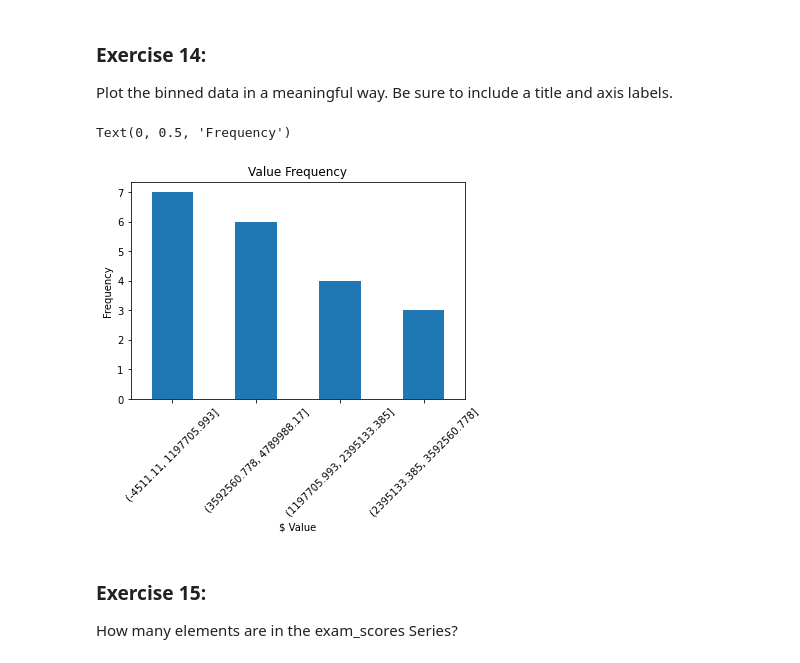
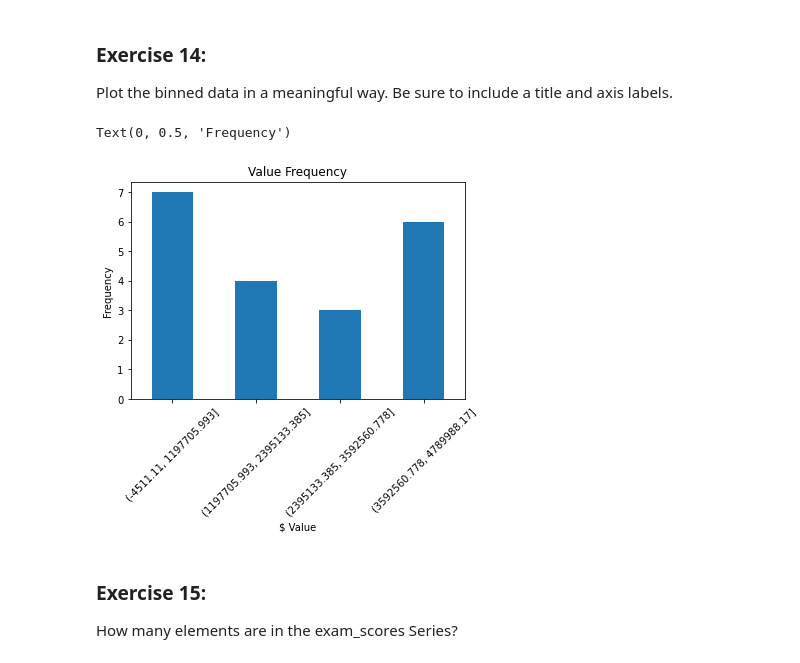
Before and after one commit to kevin-mal-smith/numpy-pandas-visualization-exercises, a Jupyter notebook: pandas_series.ipynb, the cells around one changed output. Cells and saved outputs as stored; diff of their text form; code cells hidden in the pictures.

```diff
--- a/pandas_series.ipynb
+++ b/pandas_series.ipynb
@@ -329,7 +329,7 @@ len(numbers)
 ### Exercise 9:
 Perform the necessary manipulations by accessing Series attributes and methods to convert the numbers Series to a numeric data type.
 # %%
-num_float = pd.Series(numbers.str.replace('$','').str.replace(',','').astype(float))
+num_float = pd.Series(numbers.str.strip('$').str.replace(',','').astype(float))
 num_float
 # %% [output]
 0      796459.41
@@ -388,14 +388,14 @@ dtype: int64
 Plot the binned data in a meaningful way. Be sure to include a title and axis labels.
 # %%
 import matplotlib.pyplot as plt
-pd.cut(num_float,4).value_counts().plot.bar()
+pd.cut(num_float,4).value_counts(sort = False).plot.bar()
 plt.title('Value Frequency')
 plt.xticks(rotation= 45)
 plt.xlabel('$ Value')
 plt.ylabel('Frequency')
 # %% [output]
 Text(0, 0.5, 'Frequency')
-[figure, old version]
+[figure, new version]
 # %% [markdown]
 ### Exercise 15:
 How many elements are in the exam_scores Series?
```
Also changed, not shown: parts of 2 cells of this notebook, 2 other files.
